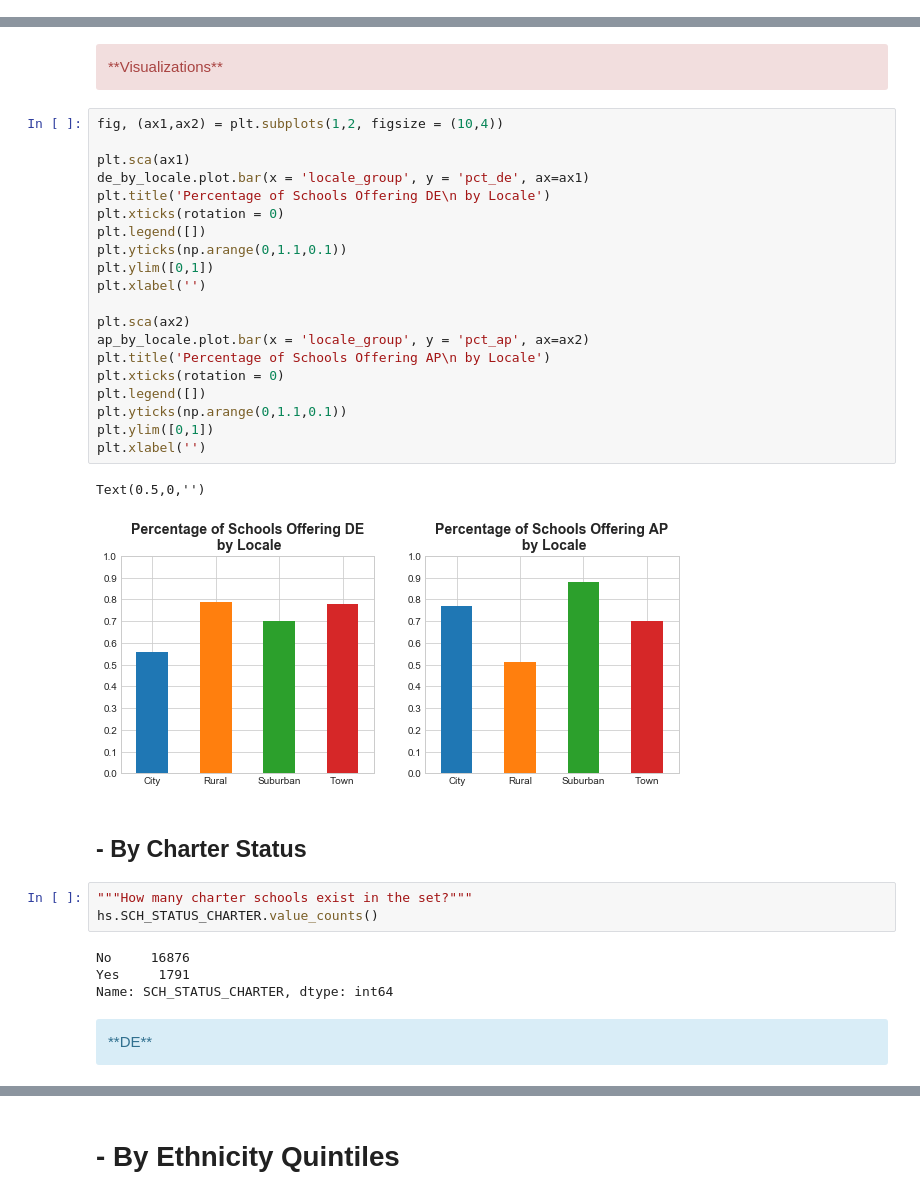
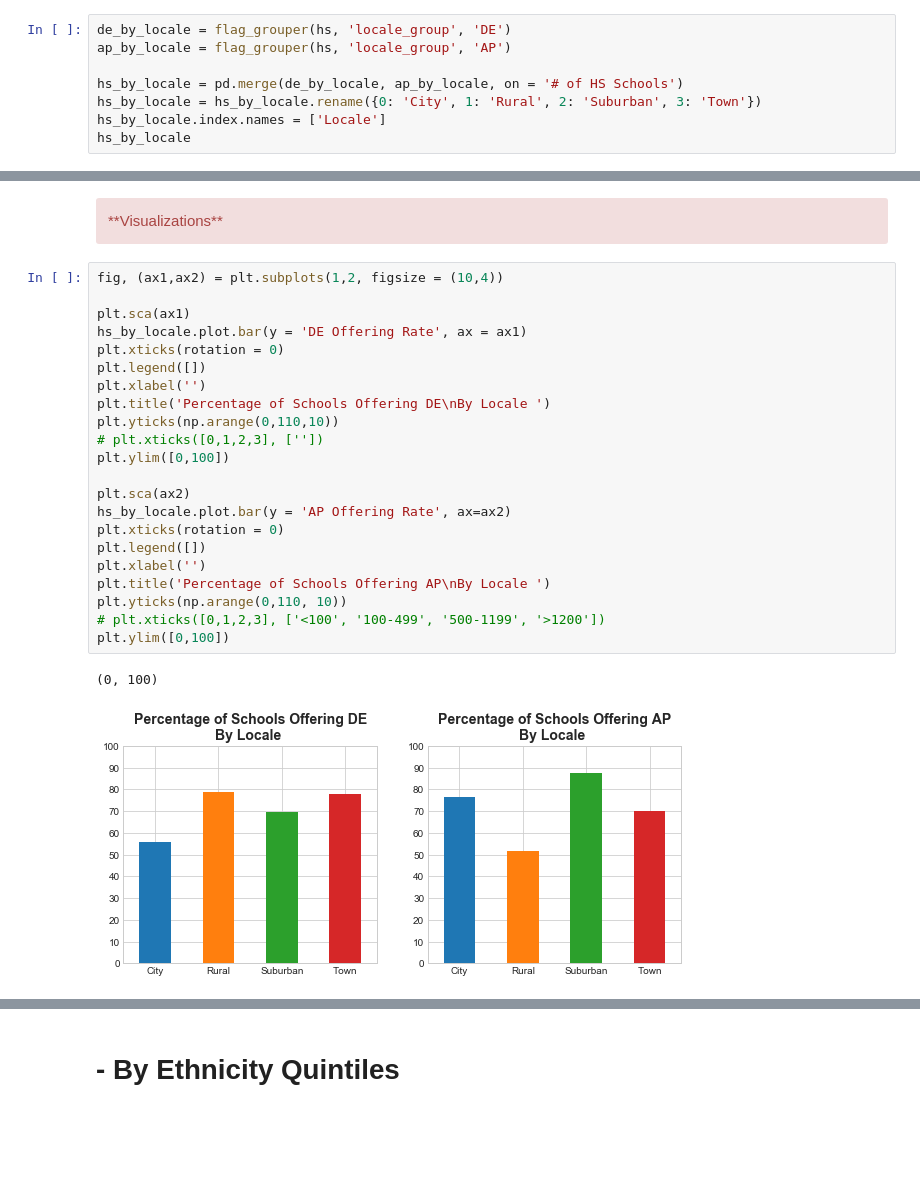
Before and after one commit to oconnoag/nacep_dual_enrollment_analysis, a Jupyter notebook: jupyter_notebooks/01_Flag_Analyses.ipynb, the cells around one changed output, grey strips where cells are left out. Saved outputs shown, nothing was run; the diff lists cells and outputs as text; blank space fills up the shorter version.

Commit message:
Fixed the flag_grouper function and made progress on the 01_flag_analyses file.

```diff
--- a/jupyter_notebooks/01_Flag_Analyses.ipynb
+++ b/jupyter_notebooks/01_Flag_Analyses.ipynb
@@ -191,0 +149,8 @@ Stored 'ap_by_locale' (DataFrame)
+# %%
+de_by_locale = flag_grouper(hs, 'locale_group', 'DE')
+ap_by_locale = flag_grouper(hs, 'locale_group', 'AP')
+
+hs_by_locale = pd.merge(de_by_locale, ap_by_locale, on = '# of HS Schools')
+hs_by_locale = hs_by_locale.rename({0: 'City', 1: 'Rural', 2: 'Suburban', 3: 'Town'})
+hs_by_locale.index.names = ['Locale']
+hs_by_locale
@@ -194,34 +166,25 @@ Stored 'ap_by_locale' (DataFrame)
 # %%
 fig, (ax1,ax2) = plt.subplots(1,2, figsize = (10,4))
 
 plt.sca(ax1)
-de_by_locale.plot.bar(x = 'locale_group', y = 'pct_de', ax=ax1)
-plt.title('Percentage of Schools Offering DE\n by Locale')
+hs_by_locale.plot.bar(y = 'DE Offering Rate', ax = ax1)
 plt.xticks(rotation = 0)
 plt.legend([])
-plt.yticks(np.arange(0,1.1,0.1))
-plt.ylim([0,1])
 plt.xlabel('')
+plt.title('Percentage of Schools Offering DE\nBy Locale ')
+plt.yticks(np.arange(0,110,10))
+# plt.xticks([0,1,2,3], [''])
+plt.ylim([0,100])
 
 plt.sca(ax2)
-ap_by_locale.plot.bar(x = 'locale_group', y = 'pct_ap', ax=ax2)
-plt.title('Percentage of Schools Offering AP\n by Locale')
+hs_by_locale.plot.bar(y = 'AP Offering Rate', ax=ax2)
 plt.xticks(rotation = 0)
 plt.legend([])
-plt.yticks(np.arange(0,1.1,0.1))
-plt.ylim([0,1])
 plt.xlabel('')
+plt.title('Percentage of Schools Offering AP\nBy Locale ')
+plt.yticks(np.arange(0,110, 10))
+# plt.xticks([0,1,2,3], ['<100', '100-499', '500-1199', '>1200'])
+plt.ylim([0,100])
 # %% [output]
-Text(0.5,0,'')
+(0, 100)
-[figure, old version]
+[figure, new version]
-# %% [markdown]
-## - By Charter Status
-# %%
-"""How many charter schools exist in the set?"""
-hs.SCH_STATUS_CHARTER.value_counts()
-# %% [output]
-No     16876
-Yes     1791
-Name: SCH_STATUS_CHARTER, dtype: int64
-# %% [markdown]
-<div class = 'alert alert-cell alert-info'>**DE**</div>
```
Also changed, not shown: parts of 75 cells of this notebook, 2 other files.
